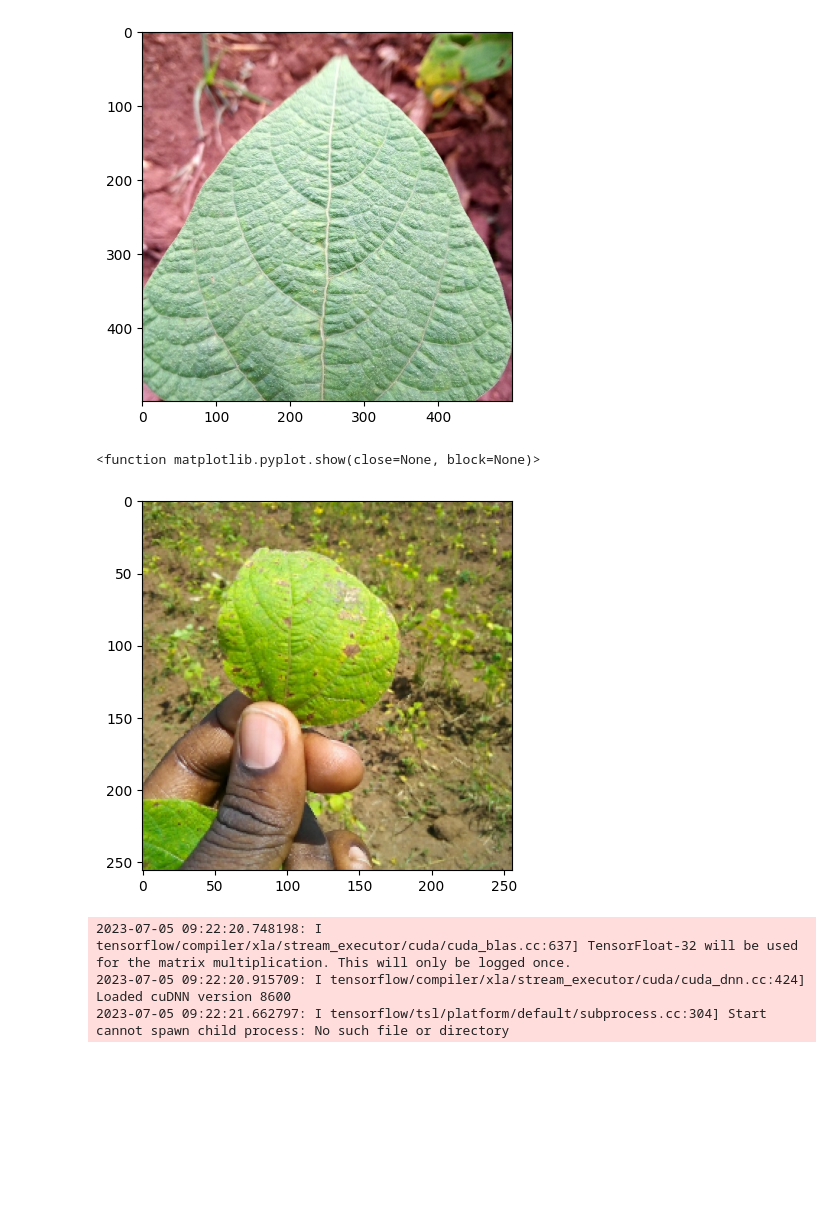
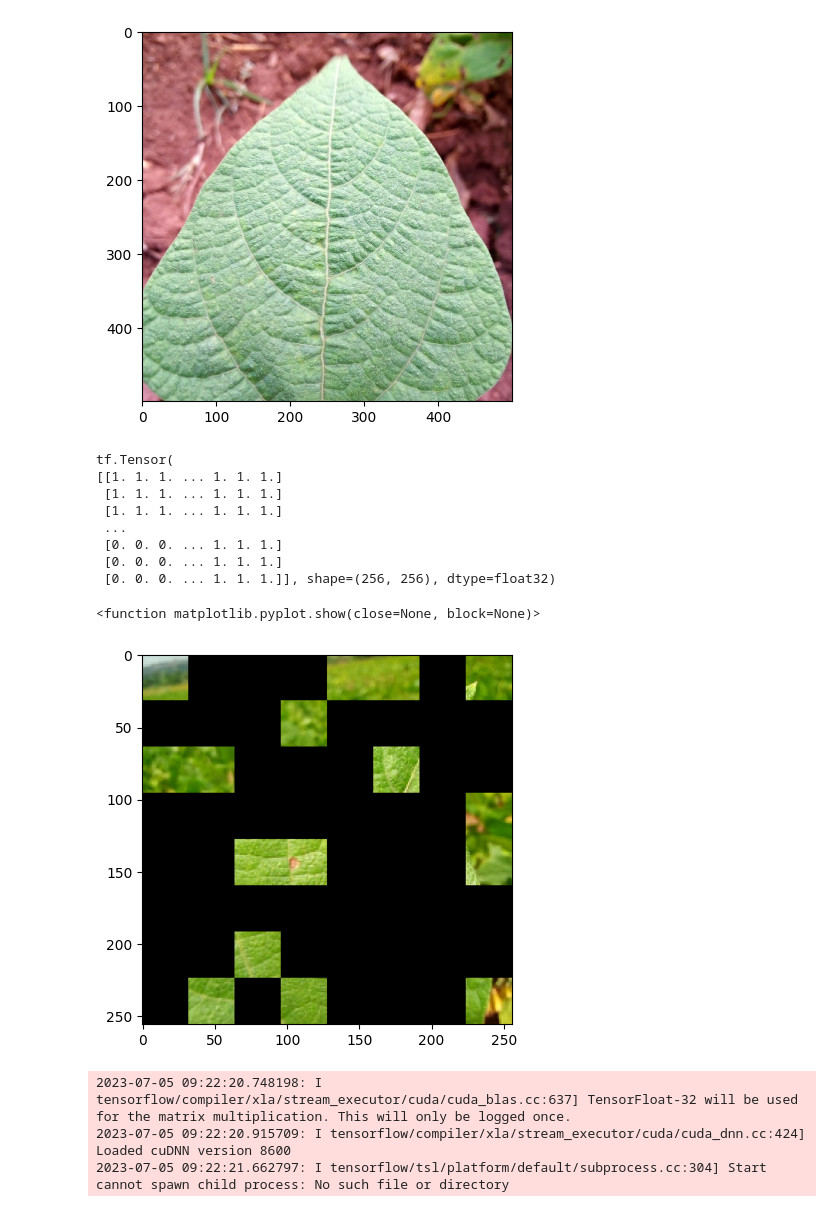
Before and after one commit to markliou/FCMAE, a Jupyter notebook: exam.ipynb, the cells around one changed output. Saved outputs shown, nothing was run; the diff lists cells and outputs as text; code cells hidden in the pictures; blank space fills up the shorter version.

Commit message:
mask function complete

```diff
--- a/exam.ipynb
+++ b/exam.ipynb
@@ -50,29 +50,49 @@ plt.show()
 # %%
 import concept_gated_conv
 # %%
-def masking_img(imgs, split=(8,8), masking_ratio = 0.95):
-    patch_index = [ i for i in range(split[0] * split[1])]
-    h_size = imgs.shape[1] / split[0]
-    w_size = imgs.shape[2] / split[1]
-    mask = np.zeros([imgs.shape[1], imgs.shape[2]])
-    n = 10
-    x = (n // h_size) * split[0]
-    y = (n % w_size) * split[1]
+def masking_img(imgs, split=(8,8), masking_ratio = 0.75):
+    totalIndexNo = split[0] * split[1]
+    candidateNo = int(totalIndexNo * (1 - masking_ratio))
+    h_size = imgs.shape[1] // split[0]
+    w_size = imgs.shape[2] // split[1]
 
-    mask[int(x):int(x+split[0]), int(y):int(y+split[1])] = 1
+    def gen_mask():
+        mask = np.zeros([imgs.shape[1], imgs.shape[2]])
+        patch_index = tf.random.shuffle([i for i in range(totalIndexNo)])[:candidateNo]
 
+        for n in patch_index:
+            x = (n // split[0]) * h_size
+            y = (n % split[1]) * w_size
+            mask[int(x):int(x + h_size), int(y):int(y+ w_size)] = 1
+        np.reshape(mask, [imgs.shape[1], imgs.shape[2], 1])
+        return np.reshape(mask, [imgs.shape[1], imgs.shape[2], 1])
+
+    masks = [gen_mask() for i in range(imgs.shape[0])]
+    return tf.stack(masks, axis=0)
 
 
 ds = tf.image.resize(next(dsIter)['image'], (256, 256))
 
 # mask
-
+# print(ds.shape)
+masks = tf.cast(masking_img(ds),tf.float32)
+print(tf.reshape(masks[0], [256,256]))
+ds = tf.cast(ds,tf.float32)
+ds *= masks
 
 plt.imshow(tf.cast(ds[0],tf.uint8))
 plt.show
 # %% [output]
-<function matplotlib.pyplot.show(close=None, block=None)>
+tf.Tensor(
+[[1. 1. 1. ... 1. 1. 1.]
+ [1. 1. 1. ... 1. 1. 1.]
+ [1. 1. 1. ... 1. 1. 1.]
+ ...
+ [0. 0. 0. ... 1. 1. 1.]
+ [0. 0. 0. ... 1. 1. 1.]
+ [0. 0. 0. ... 1. 1. 1.]], shape=(256, 256), dtype=float32)
+<function matplotlib.pyplot.show(close=None, block=None)>
-[figure, old version]
+[figure, new version]
 # %%
 # cgae = concept_gated_conv.concept_gated_conv_ae()
 # opt = tf.keras.optimizers.AdamW(learning_rate=1e-4, global_clipnorm=1)
```
